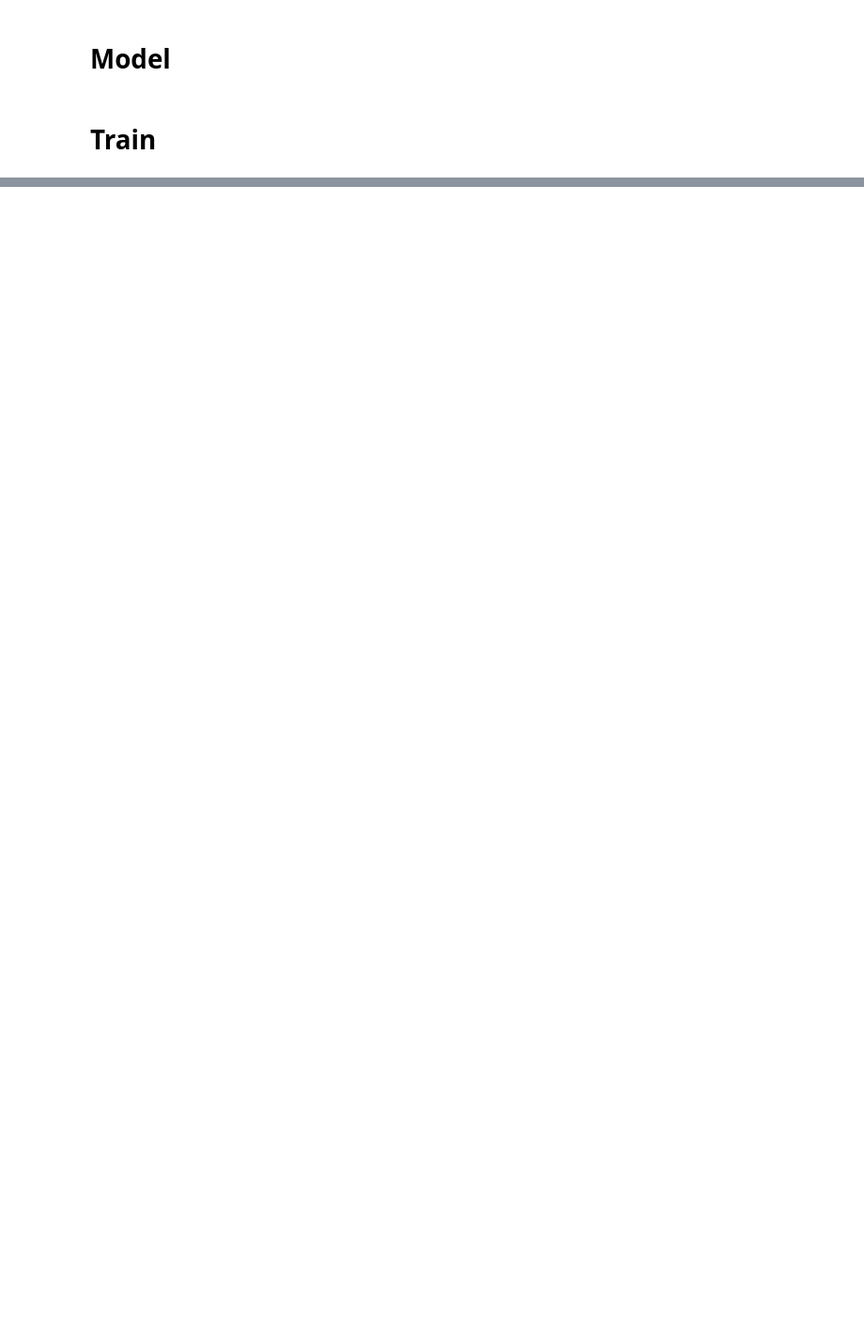
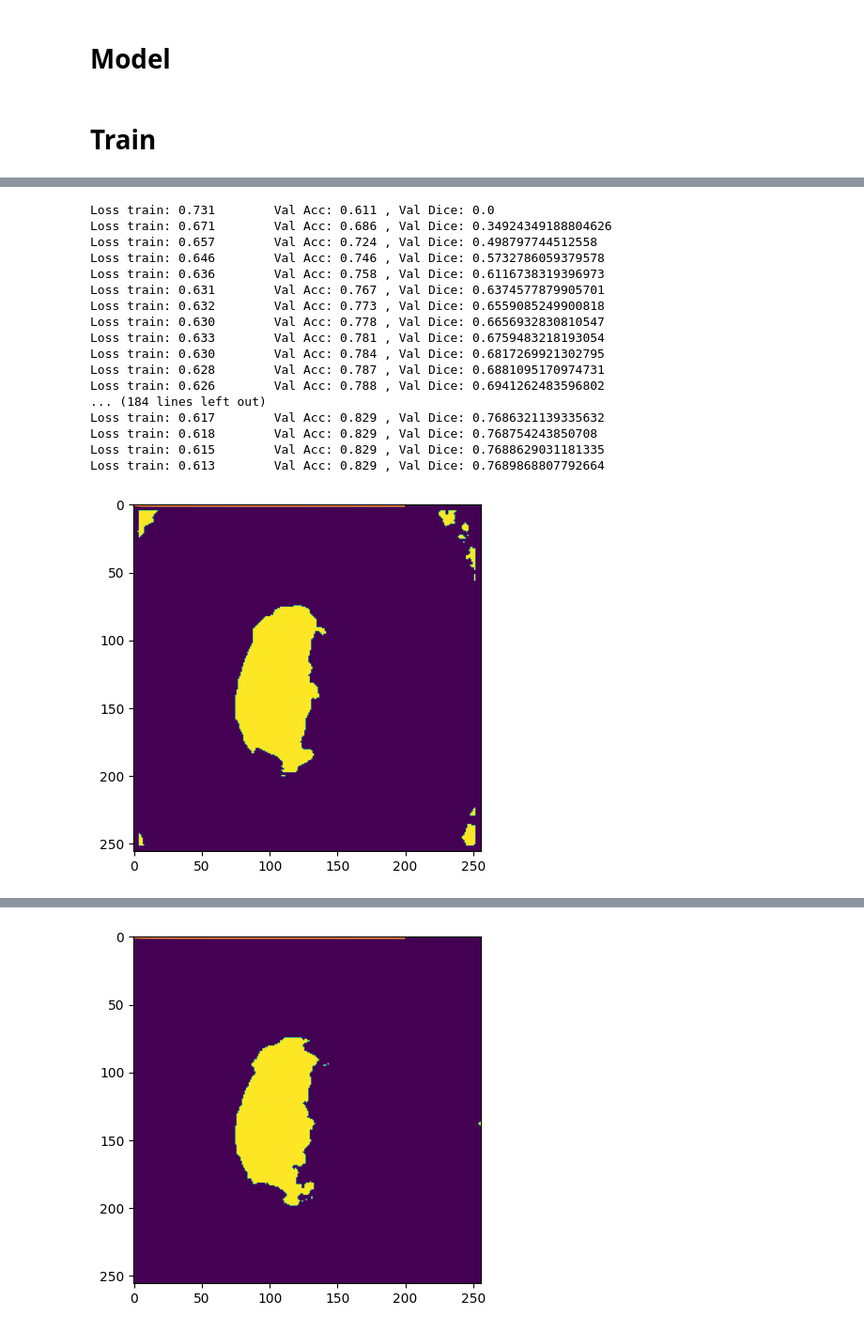
Before and after one commit to amakarewicz/2023-DTU-Deep-Learning-In-Computer-Vision, a Jupyter notebook: II-Segmentation/main.ipynb, the cells around one changed output, grey strips where cells are left out. Shown at 94% size. Drawn from its saved outputs; the diff is of its cells as text; code cells hidden in the pictures; blank space fills up the shorter version.

Commit message:
add results for simple CNN

```diff
--- a/II-Segmentation/main.ipynb
+++ b/II-Segmentation/main.ipynb
@@ -315,8 +233,3 @@ def predict(model, data):
     model.eval()  # testing mode
     Y_pred = [F.sigmoid(model(X_batch.to(device))) for X_batch, _ in data]
     return np.array(Y_pred)
-# %%
-model = SimpleCNN().to(device)
-loss_fn = FocalLoss()
-# %%
-out_dict, metric_dict = train(model, optim.Adam(model.parameters(), 0.001), loss_fn, 100, train_loader, val_loader, test_loader)
@@ -376,0 +246,61 @@ array([0.8523982, 0.8523982, 0.8523982, 0.8523982, 0.8523982, 0.8523982,
+# %%
+loss_function = {
+'BCELoss':nn.BCEWithLogitsLoss(),
+'BCELossWeighted':nn.BCEWithLogitsLoss(pos_weight=torch.tensor([5.14]).cuda()),
+'FocalLoss':FocalLoss(),
+'DiceLoss':DiceLoss(),
+}
+
+for loss_name, loss_fn in loss_function.items():
+    for aug in ['Augmentation', 'NoAugmentation']:
+
+        if aug == 'Augmentation':
+            trainset = PH2('train', transform=train_transform) # train_transform for augment
+        else:
+            trainset = PH2('train', transform=test_transform) # test_transform for no augment
+
+        valset = PH2('val', transform=test_transform)
+        testset = PH2('test', transform=test_transform)
+
+        train_loader = DataLoader(trainset, batch_size=batch_size, shuffle=True, num_workers=8, persistent_workers=True, pin_memory=True)
+        val_loader = DataLoader(valset, batch_size=batch_size, shuffle=False, num_workers=8, persistent_workers=True, pin_memory=True)
+        test_loader = DataLoader(testset, batch_size=batch_size, shuffle=False, num_workers=8, persistent_workers=True, pin_memory=True)
+
+
+        model = SimpleCNN().to(device)
+        out_dict, metric_dict = train(model, optim.Adam(model.parameters(), 0.001), loss_fn, num_epochs, train_loader, val_loader, test_loader)
+
+        plt.plot(np.arange(len(out_dict['train_dice'])), np.array(out_dict['train_dice']))
+        plt.plot(np.arange(len(out_dict['val_dice'])), np.array(out_dict['val_dice']))
+
+        out_dict['test_dice'] = np.repeat(out_dict['test_dice'], len(out_dict['train_dice']))
+        out_dict['test_iou'] = np.repeat(out_dict['test_iou'], len(out_dict['train_dice']))
+        out_dict['test_acc'] = np.repeat(out_dict['test_acc'], len(out_dict['train_dice']))
+        out_dict['test_sens'] = np.repeat(out_dict['test_sens'], len(out_dict['train_dice']))
+        out_dict['test_spec'] = np.repeat(out_dict['test_spec'], len(out_dict['train_dice']))
+
+        pd.DataFrame(out_dict).astype(float).to_csv(f"results/PH2/SimpleCNN_{aug}_{loss_name}")
+
+        im, lab = next(iter(test_loader))
+        out = model(im.cuda())
+        plt.imshow(F.sigmoid(out)[0].squeeze().detach().cpu() > 0.5)
+        plt.show()
+# %% [output]
+Loss train: 0.731        Val Acc: 0.611 , Val Dice: 0.0
+Loss train: 0.671        Val Acc: 0.686 , Val Dice: 0.34924349188804626
+Loss train: 0.657        Val Acc: 0.724 , Val Dice: 0.498797744512558
+Loss train: 0.646        Val Acc: 0.746 , Val Dice: 0.5732786059379578
+Loss train: 0.636        Val Acc: 0.758 , Val Dice: 0.6116738319396973
+Loss train: 0.631        Val Acc: 0.767 , Val Dice: 0.6374577879905701
+Loss train: 0.632        Val Acc: 0.773 , Val Dice: 0.6559085249900818
+Loss train: 0.630        Val Acc: 0.778 , Val Dice: 0.6656932830810547
+Loss train: 0.633        Val Acc: 0.781 , Val Dice: 0.6759483218193054
+Loss train: 0.630        Val Acc: 0.784 , Val Dice: 0.6817269921302795
+Loss train: 0.628        Val Acc: 0.787 , Val Dice: 0.6881095170974731
+Loss train: 0.626        Val Acc: 0.788 , Val Dice: 0.6941262483596802
+... (184 lines left out)
+Loss train: 0.617        Val Acc: 0.829 , Val Dice: 0.7686321139335632
+Loss train: 0.618        Val Acc: 0.829 , Val Dice: 0.768754243850708
+Loss train: 0.615        Val Acc: 0.829 , Val Dice: 0.7688629031181335
+Loss train: 0.613        Val Acc: 0.829 , Val Dice: 0.7689868807792664
+[figure, added]
@@ -376,0 +324 @@ array([0.8523982, 0.8523982, 0.8523982, 0.8523982, 0.8523982, 0.8523982,
+[figure, added]
```
Also changed, not shown: parts of 23 cells of this notebook, 12 other files.
